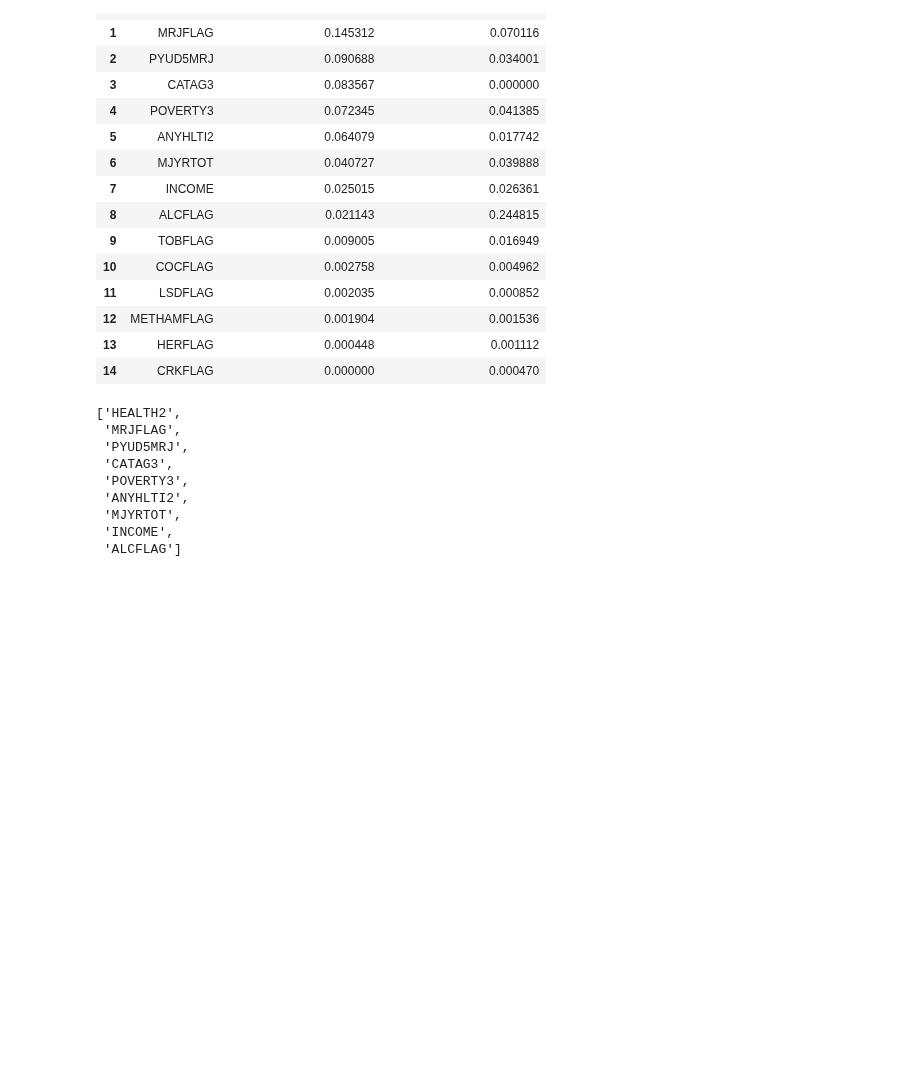
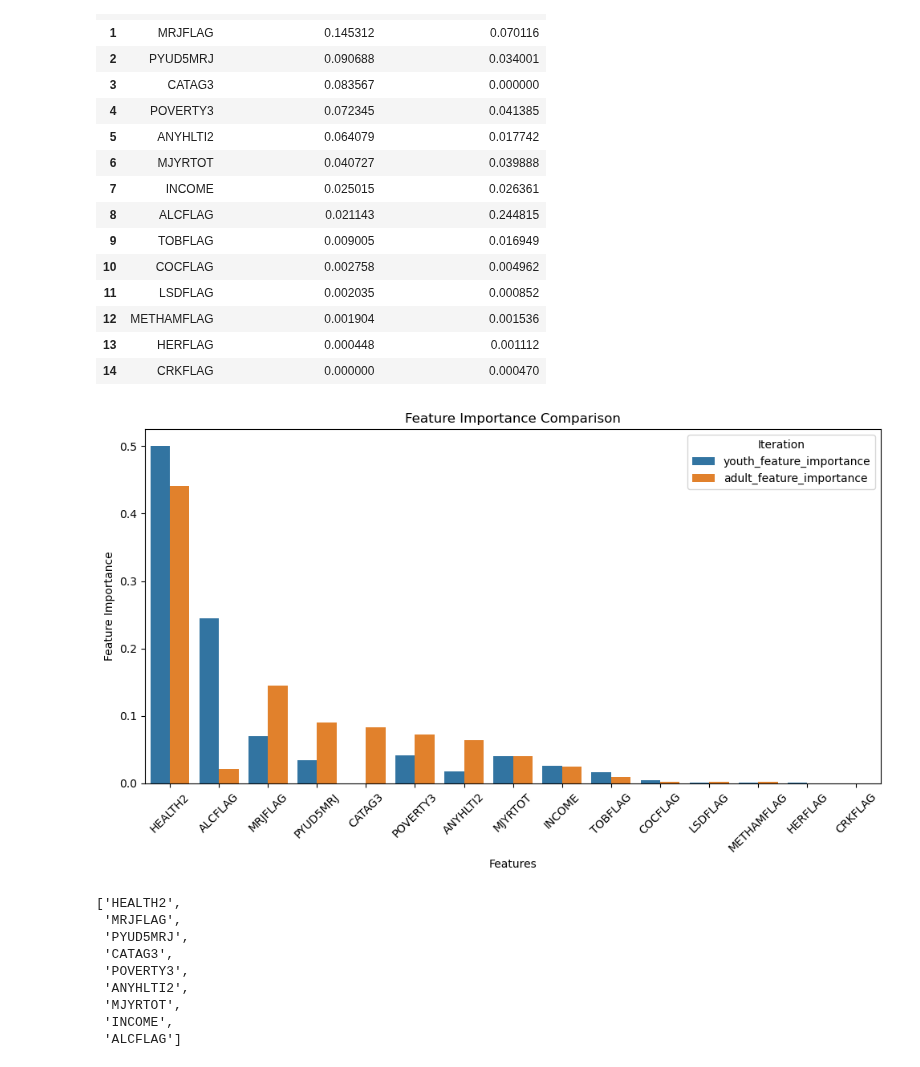
Before and after one commit to melissaprax/substance-use-mental-illness-analysis, a Jupyter notebook: mainV2.ipynb, the cells around one changed output. Saved outputs shown, nothing was run; the diff lists cells and outputs as text; code cells hidden in the pictures; blank space fills up the shorter version.

Commit message:
added feature importance comparison barplot

```diff
--- a/mainV2.ipynb
+++ b/mainV2.ipynb
@@ -409,6 +409,25 @@ FEATURE_IMPORTANCES
 | 12 | METHAMFLAG | 0.001904 | 0.001536 |
 | 13 | HERFLAG | 0.000448 | 0.001112 |
 | 14 | CRKFLAG | 0.000000 | 0.000470 |
+# %%
+# Melting the data to create a single importance column for both iterations
+melted_data = pd.melt(FEATURE_IMPORTANCES, id_vars='feature', var_name='iteration', value_name='feature_importance')
+
+# Sorting data by feature importance for better visualization
+melted_data = melted_data.sort_values(by='feature_importance', ascending=False)
+
+# Create a bar plot using Seaborn with bars side by side
+plt.figure(figsize=(10, 6))
+sns.barplot(x='feature', y='feature_importance', hue='iteration', data=melted_data)
+plt.xlabel('Features')
+plt.ylabel('Feature Importance')
+plt.title('Feature Importance Comparison')
+plt.xticks(rotation=45)
+plt.legend(title='Iteration')
+plt.tight_layout()
+plt.show()
+# %% [output]
+[figure, added]
 # %%
 # Pull the top 9 most important features from each model and create new dataframes with them
 
```
